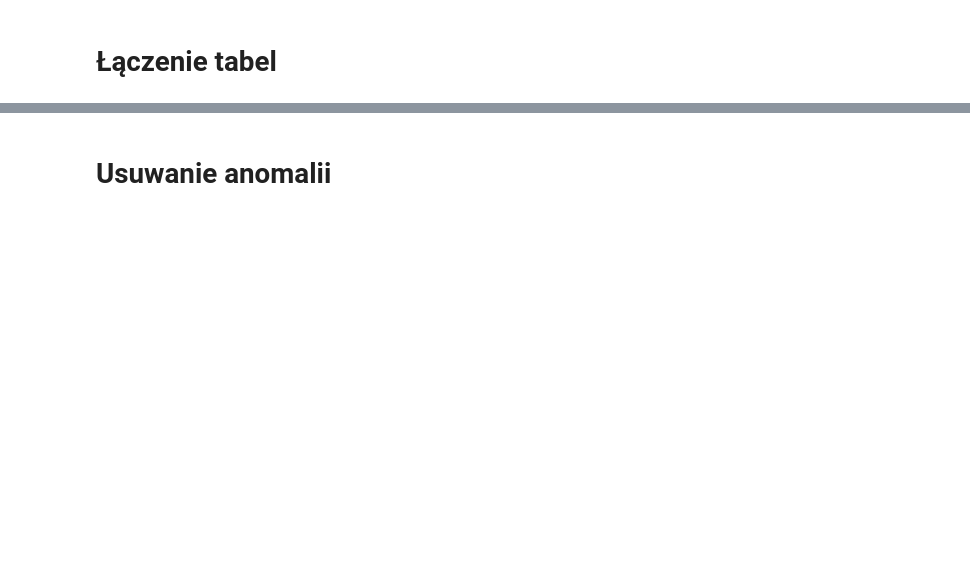
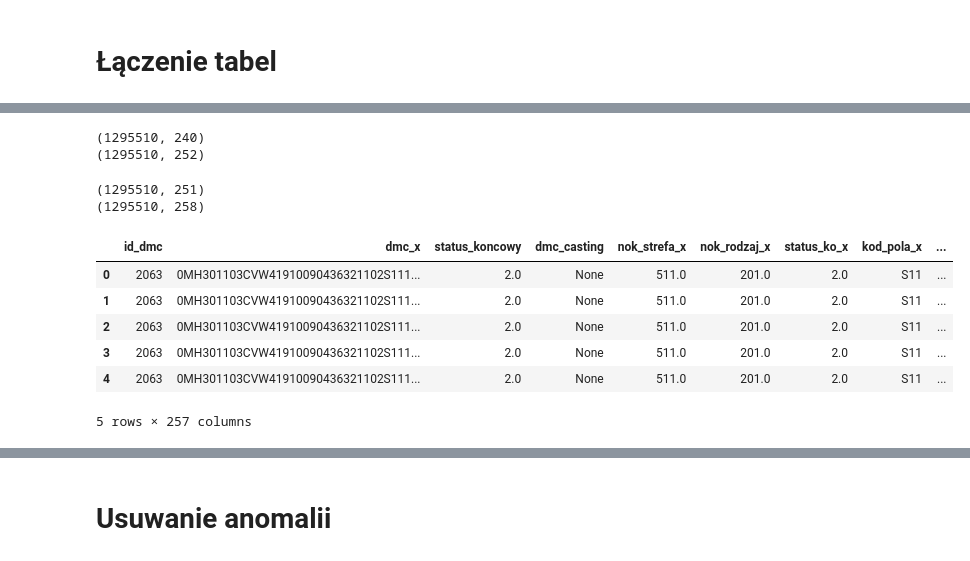
Before and after one commit to kubas99x/predict_quality_of_car_parts, a Jupyter notebook: src/oracle_connection.ipynb, the cells around one changed output, grey strips where cells are left out. Drawn from its saved outputs; the diff is of its cells as text; code cells hidden in the pictures; blank space fills up the shorter version.

```diff
--- a/src/oracle_connection.ipynb
+++ b/src/oracle_connection.ipynb
@@ -178,0 +293,2 @@ final_table = data['MEB_DMC'].copy()
+# %%
+data['MEB_DMC'].dmc_casting = data['MEB_DMC'].dmc_casting.apply(lambda x: x.strip() if x != None else None)
@@ -178,0 +308,2 @@ final_table = data['MEB_DMC'].copy()
+# %%
+data['MEB_DGM'].dmc = data['MEB_DGM'].dmc.apply(lambda x: x.strip() if x != None else None)
@@ -245,6 +426,9 @@ print(1337872 - 1188583)
 print(final_table.shape)
 final_table = final_table.merge(data['MEB_GROB'], on='id_dmc', how='left')
 print(final_table.shape)
+# %% [output]
+(1295510, 240)
+(1295510, 252)
 # %%
 final_table.drop(columns=['rn'], inplace=True)
 # %%
@@ -253,8 +437,20 @@ print(final_table.shape)
 final_table = final_table.merge(data['MEB_KS'], on='id_dmc', how='left')
 print(final_table.shape)
 #data['MEB_DMC'].head(1)
+# %% [output]
+(1295510, 251)
+(1295510, 258)
 # %%
 final_table.drop(columns=['rn'], inplace=True)
+final_table.head()
+# %% [output]
+|  | id_dmc | dmc_x | status_koncowy | dmc_casting | nok_strefa_x | nok_rodzaj_x | status_ko_x | kod_pola_x | ... |
+| 0 | 2063 | 0MH301103CVW41910090436321102S111... | 2.0 | None | 511.0 | 201.0 | 2.0 | S11 | ... |
+| 1 | 2063 | 0MH301103CVW41910090436321102S111... | 2.0 | None | 511.0 | 201.0 | 2.0 | S11 | ... |
+| 2 | 2063 | 0MH301103CVW41910090436321102S111... | 2.0 | None | 511.0 | 201.0 | 2.0 | S11 | ... |
+| 3 | 2063 | 0MH301103CVW41910090436321102S111... | 2.0 | None | 511.0 | 201.0 | 2.0 | S11 | ... |
+| 4 | 2063 | 0MH301103CVW41910090436321102S111... | 2.0 | None | 511.0 | 201.0 | 2.0 | S11 | ... |
+5 rows × 257 columns
 # %%
 """connection=cx_Oracle.connect(username,password,dsn,encoding='UTF-8')
 connection.version
```
Also changed, not shown: parts of 28 cells of this notebook.
